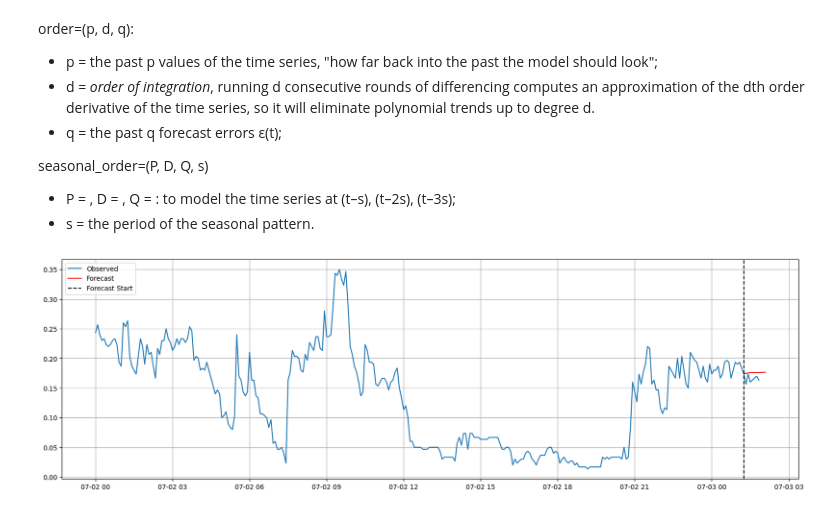
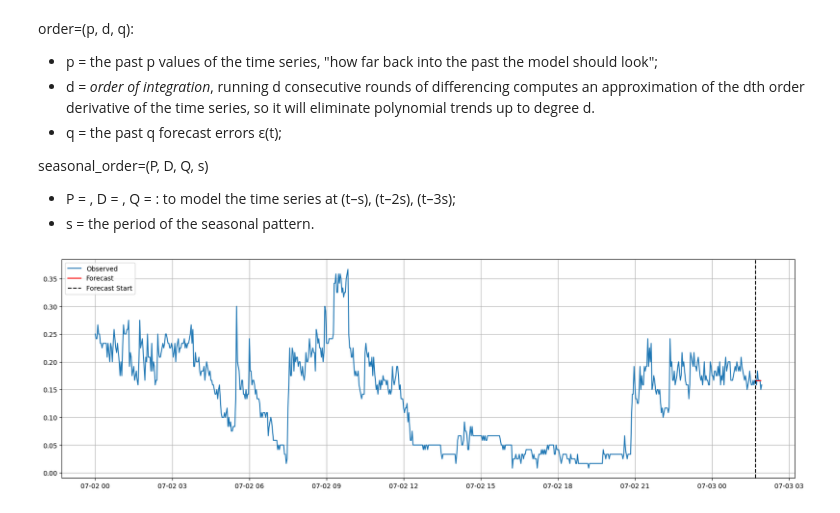
Before and after one commit to AnastasiaBrinati/experiments, a Jupyter notebook: Models.ipynb, the cells around one changed output. Drawn from its saved outputs; the diff is of its cells as text; code cells hidden in the pictures.

```diff
--- a/Models.ipynb
+++ b/Models.ipynb
@@ -47,25 +29,19 @@ Requirement already satisfied: six>=1.5 in /usr/local/lib/python3.10/dist-packag
 # %% [markdown]
 # Data
 # %%
-dataset_60 = load_dataset("anastasiafrosted/globus_60", download_mode="force_redownload")
+dataset_120 = load_dataset("anastasiafrosted/globus_120", download_mode="force_redownload")
 dataset_300 = load_dataset("anastasiafrosted/globus_300", download_mode="force_redownload")
-dataset_3600 = load_dataset("anastasiafrosted/globus_3600", download_mode="force_redownload")
-dataset_86400 = load_dataset("anastasiafrosted/globus_86400", download_mode="force_redownload")
 
-df_60 = pd.DataFrame(dataset_60['train'])
+df_120 = pd.DataFrame(dataset_120['train'])
 df_300 = pd.DataFrame(dataset_300['train'])
-df_3600 = pd.DataFrame(dataset_3600['train'])
-df_86400 = pd.DataFrame(dataset_86400['train'])
 
 # Ensure the `timestamp` column is in datetime format
-df_60['timestamp'] = pd.to_datetime(df_60['timestamp'])
+df_120['timestamp'] = pd.to_datetime(df_120['timestamp'])
 df_300['timestamp'] = pd.to_datetime(df_300['timestamp'])
-df_3600['timestamp'] = pd.to_datetime(df_3600['timestamp'])
-df_86400['timestamp'] = pd.to_datetime(df_86400['timestamp'])
 # %%
-data = df_300
+data = df_120
 data = data.set_index("timestamp")
-#data.head()
+freq='120s'
 # %%
 origin = "2023-06-15"
 start = "2023-07-02" # origin + prediction_lenght
@@ -903,18 +881,18 @@ arima = arima.fit()
 # %%
 # Forecasting
 forecast = arima.forecast(steps=prediction_lenght)
 
 plt.figure(figsize=(20, 6))
 # Plot the forecast
 # original data: full length
 plt.plot(ts.index, ts, label='Observed')
-plt.plot(pd.date_range(trimmed_valid.index[-1], periods=prediction_lenght, freq='500s'), forecast, label='Forecast', color='red')
+plt.plot(pd.date_range(trimmed_valid.index[-1], periods=prediction_lenght, freq=freq), forecast, label='Forecast', color='red')
 plt.axvline(trimmed_valid.index[-1], linestyle='--', color='black', label='Forecast Start')
 plt.legend()
 plt.grid()
 plt.show()
 # %% [output]
-[figure, old version]
+[figure, new version]
 # %%
 print(forecast)
 # %% [output]
```
Also changed, not shown: parts of 28 cells of this notebook.
